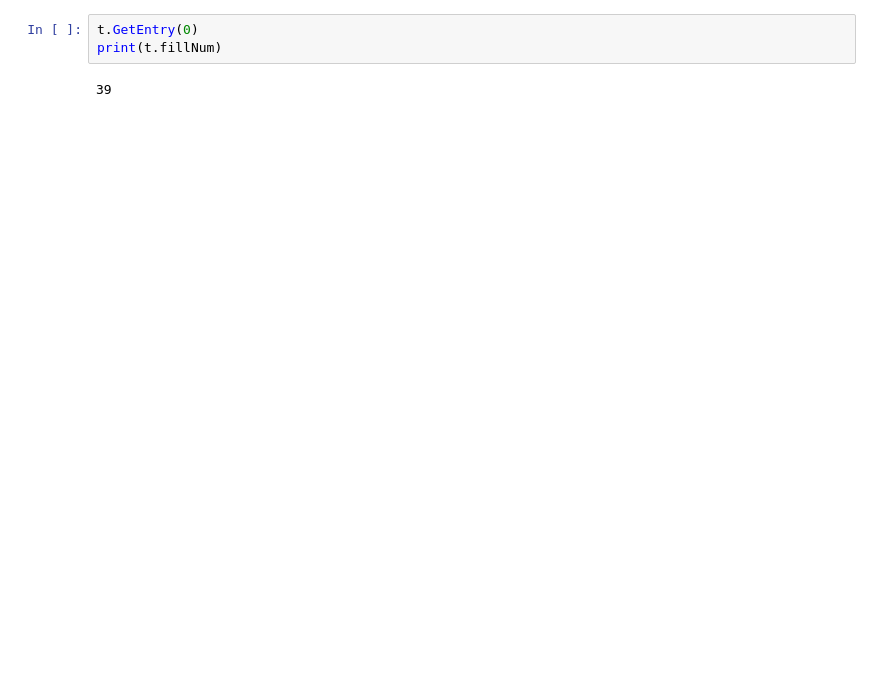
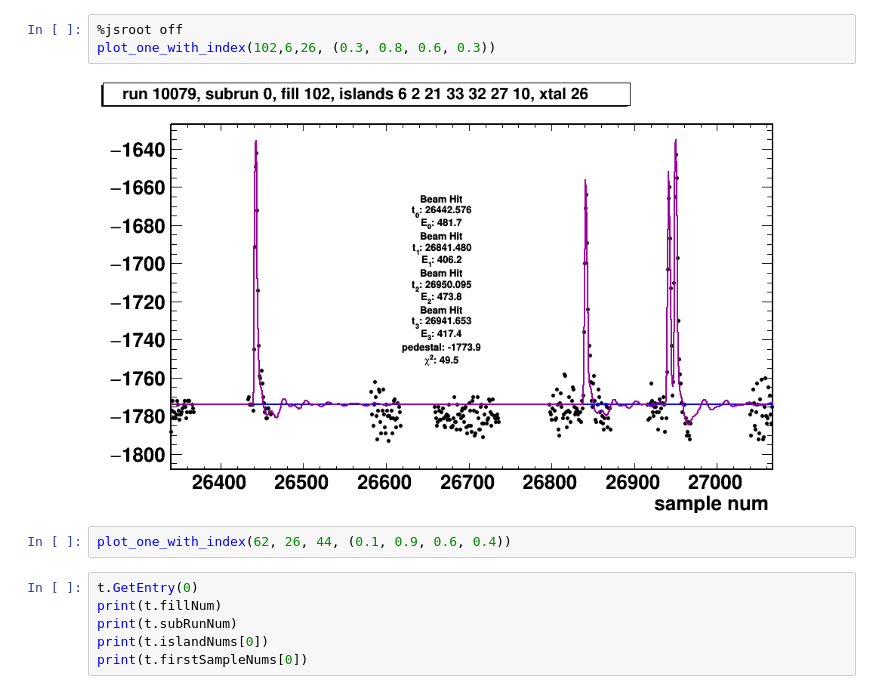
Before and after one commit to atfienberg/fitDisplay, a Jupyter notebook: islandFitDisplay.ipynb, the cells around one changed output. Drawn from its saved outputs; the diff is of its cells as text; blank space fills up the shorter version.

```diff
--- a/islandFitDisplay.ipynb
+++ b/islandFitDisplay.ipynb
@@ -185,5 +196,13 @@ for r in ranges:
+# %%
+%jsroot off
+plot_one_with_index(102,6,26, (0.3, 0.8, 0.6, 0.3))
+# %% [output]
+[figure, added]
+# %%
+plot_one_with_index(62, 26, 44, (0.1, 0.9, 0.6, 0.4))
 # %%
 t.GetEntry(0)
 print(t.fillNum)
+print(t.subRunNum)
+print(t.islandNums[0])
+print(t.firstSampleNums[0])
-# %% [output]
-39
```
Also changed, not shown: parts of 11 cells of this notebook, 1 other file.
